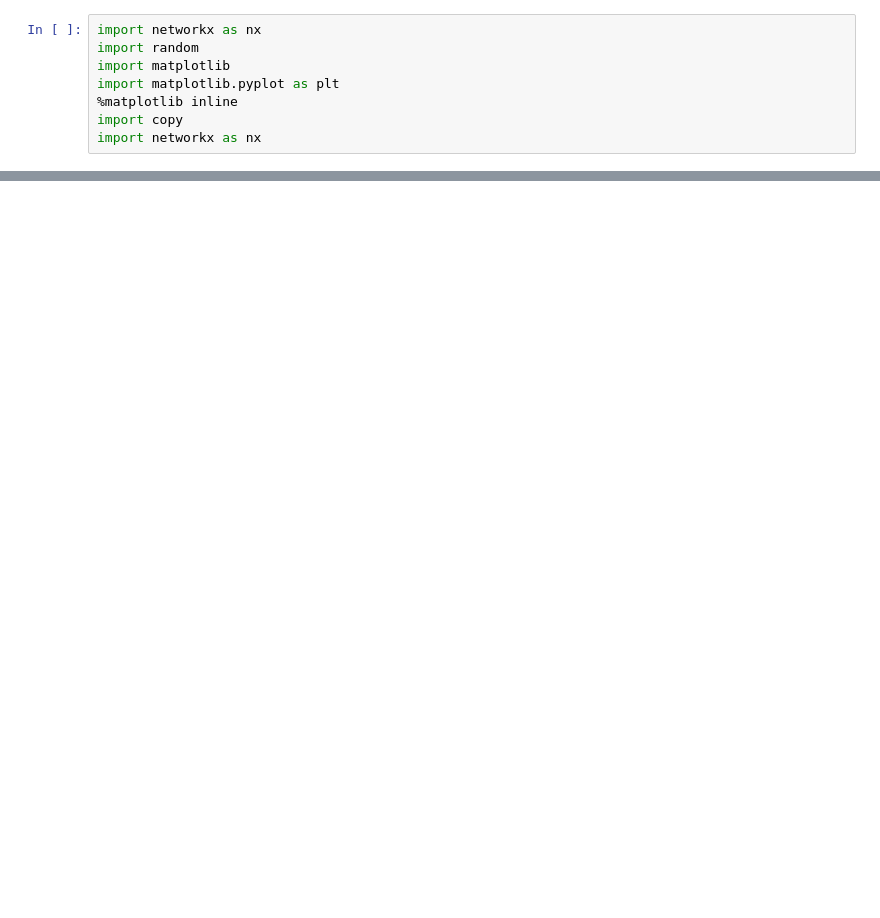
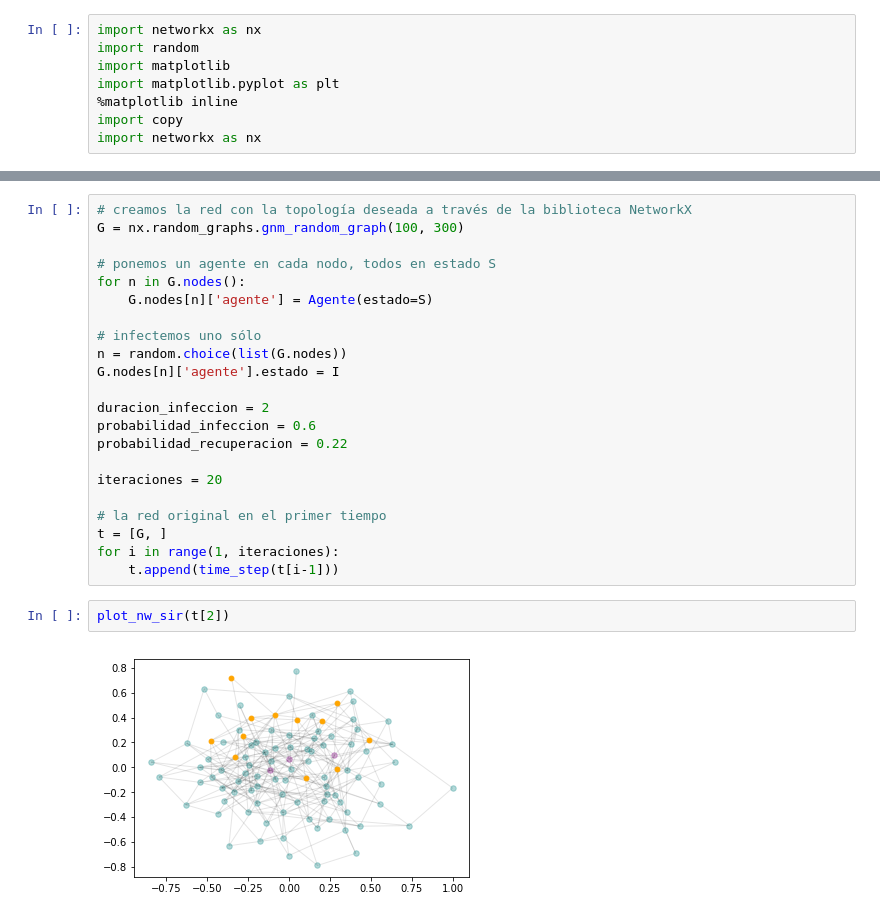
Before and after one commit to rgarcia-herrera/complejidad, a Jupyter notebook: redes/network SIR.ipynb, the cells around one changed output, grey strips where cells are left out. Cells and saved outputs as stored; diff of their text form; blank space fills up the shorter version.

```diff
--- a/redes/network SIR.ipynb
+++ b/redes/network SIR.ipynb
@@ -129,0 +170,26 @@ plt.plot(range(len(t)), count_r, color='purple')
+# %%
+# creamos la red con la topología deseada a través de la biblioteca NetworkX
+G = nx.random_graphs.gnm_random_graph(100, 300)
+
+# ponemos un agente en cada nodo, todos en estado S
+for n in G.nodes():
+    G.nodes[n]['agente'] = Agente(estado=S)
+
+# infectemos uno sólo
+n = random.choice(list(G.nodes))
+G.nodes[n]['agente'].estado = I
+
+duracion_infeccion = 2
+probabilidad_infeccion = 0.6
+probabilidad_recuperacion = 0.22
+
+iteraciones = 20
+
+# la red original en el primer tiempo
+t = [G, ]
+for i in range(1, iteraciones):
+    t.append(time_step(t[i-1]))
+# %%
+plot_nw_sir(t[2])
+# %% [output]
+[figure, added]
```
Also changed, not shown: parts of 16 cells of this notebook.
